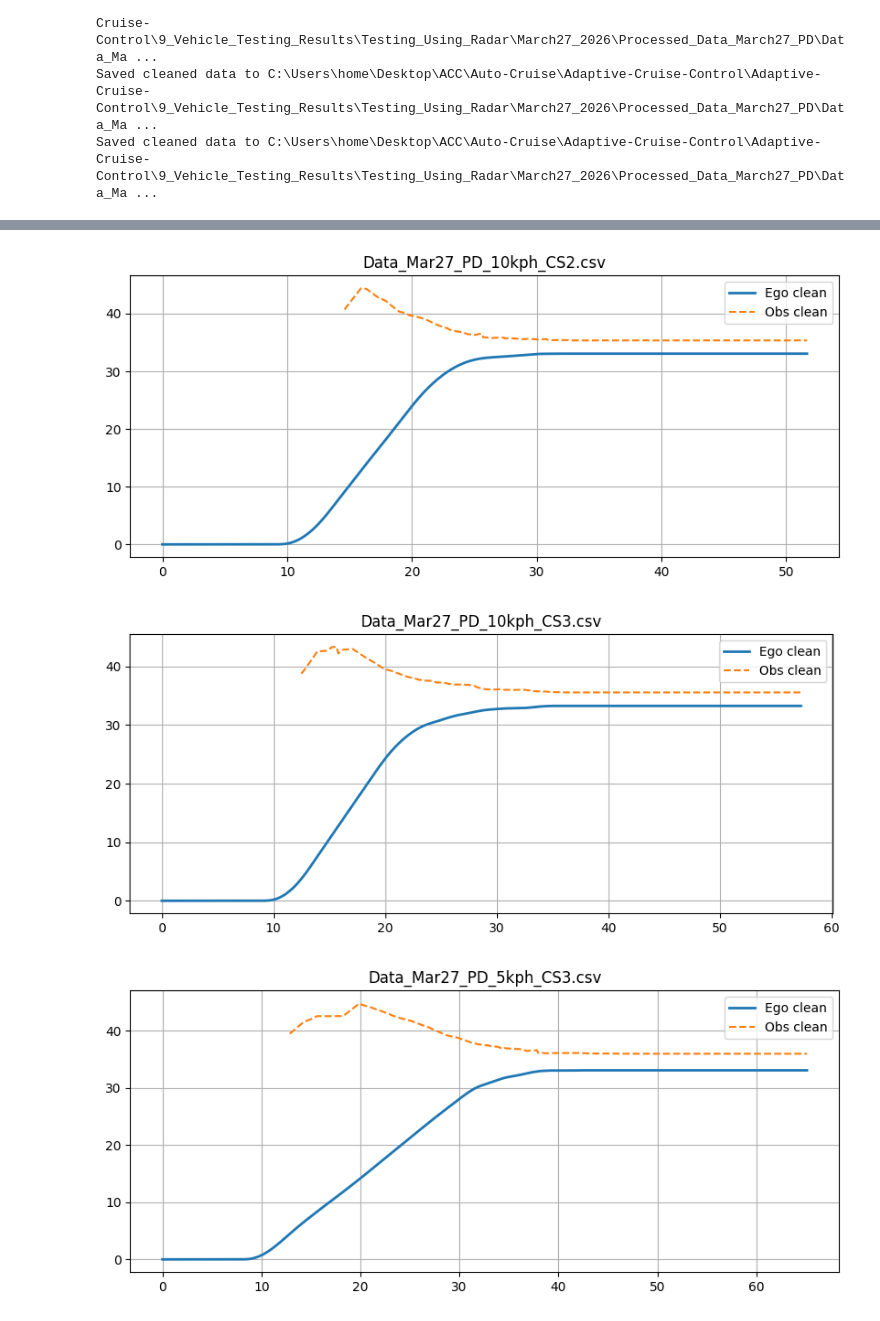
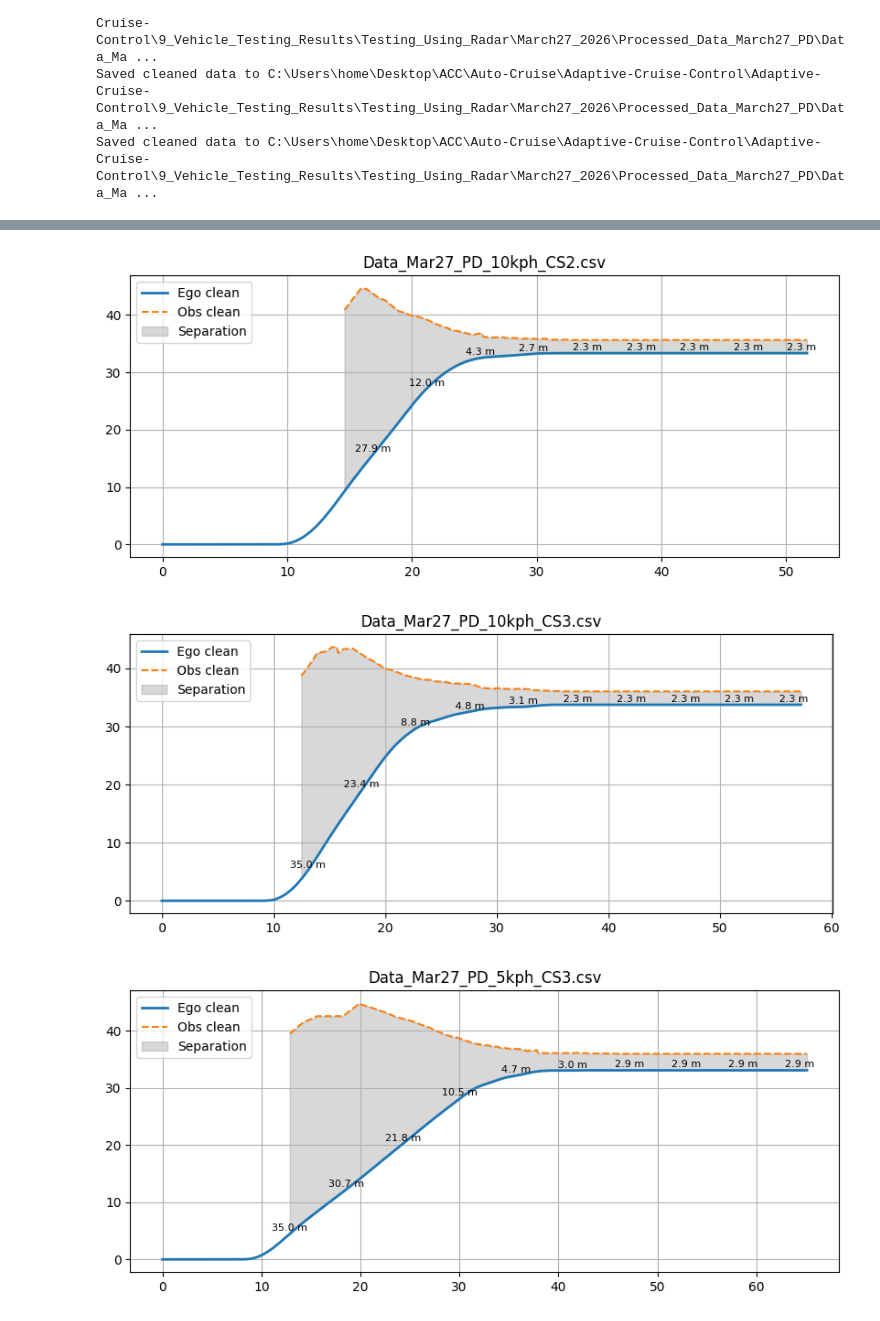
Before and after one commit to Santhosh4888/Adaptive-Cruise-Control, a Jupyter notebook: 9_Vehicle_Testing_Results/Testing_Using_Radar/March27_2026/Data_visualization_PD.ipynb, the cells around one changed output, grey strips where cells are left out. Cells and saved outputs as stored; diff of their text form; code cells hidden in the pictures.

```diff
--- a/9_Vehicle_Testing_Results/Testing_Using_Radar/March27_2026/Data_visualization_PD.ipynb
+++ b/9_Vehicle_Testing_Results/Testing_Using_Radar/March27_2026/Data_visualization_PD.ipynb
@@ -47,11 +47,17 @@ for file in selected_files:
 
     # normalize time for this file
     df["Time"] = df["Time(s)"] - df["Time(s)"].iloc[0]
-    # Clip garbage velocity values (greater than 50 m/s) to 0
+    # Clip garbage velocity values (greater than 10 m/s) to 0
     df["Ego_Velocity(m/s)"] = df["Ego_Velocity(m/s)"].apply(lambda x: x if x < 10 else 0)
     if "Obs_Velocity(m/s)" in df.columns:
         df["Obs_Velocity(m/s)"] = df["Obs_Velocity(m/s)"].apply(lambda x: x if x > 0 and x < 5.6 else 0)
-    # convert to km/h (and keep the original m/s if you want)
+
+    # Calculate acceleration from velocity (simple finite difference)
+    df["Ego_Acceleration(m/s^2)"] = df["Ego_Velocity(m/s)"].diff() / df["Time"].diff()
+    if "Obs_Velocity(m/s)" in df.columns:
+        df["Obs_Acceleration(m/s^2)"] = df["Obs_Velocity(m/s)"].diff() / df["Time"].diff()
+
+    # convert to km/h
     df["Ego_Velocity_kmph"] = df["Ego_Velocity(m/s)"] * 3.6
     if "Obs_Velocity(m/s)" in df.columns:
         df["Obs_Velocity_kmph"] = df["Obs_Velocity(m/s)"] * 3.6
@@ -105,7 +111,7 @@ Data_Mar27_PD_CS2_5kmph.csv loaded
 | 4 | 0.0 | 0.0 | NaN | 0.0 | NaN | ... |
 # %%
 for file, df in data.items():
-    fig, axes = plt.subplots(2, 1, figsize=(10, 10), sharex=True)
+    fig, axes = plt.subplots(3, 1, figsize=(10, 10), sharex=True)
 
     # ---- Velocity ----
     axes[0].plot(df["Time"], df["Ego_Velocity_kmph"], label="Ego")
@@ -113,8 +119,17 @@ for file, df in data.items():
         axes[0].plot(df["Time"], df["Obs_Velocity_kmph"], linestyle="-", label="Lead")
 
     # ---- Separation ----
+    min_sep = df["Separation(m)"].min() if "Separation(m)" in df.columns else None
     if "Separation(m)" in df.columns:
         axes[1].plot(df["Time"], df["Separation(m)"], label="Separation")
+        if min_sep is not None:
+            axes[1].axhline(y=min_sep, color="red", linestyle="--", label=f"Min Separation: {min_sep:.2f} m")
+
+    # ---- Acceleration ----
+    if "Ego_Acceleration(m/s^2)" in df.columns:
+        axes[2].plot(df["Time"], df["Ego_Acceleration(m/s^2)"], label="Ego")
+    # if "Obs_Acceleration(m/s^2)" in df.columns:
+    #     axes[2].plot(df["Time"], df["Obs_Acceleration(m/s^2)"], label="Lead")
 
     axes[0].set_ylabel("Velocity (Kmph)")
     axes[0].set_title(f"Vehicle Velocity — {file}")
@@ -170,7 +185,7 @@ def clean_separation_series(s,
 for file, df in data.items():
     # Clean raw velocity
     df["Ego_Velocity_clean"] = clean_velocity_series(df["Ego_Velocity_kmph"],
-                                                     min_val=0.0, max_val=10.0, max_jump=0.2)
+                                                     min_val=0.0, max_val=15.0, max_jump=0.2)
     if "Obs_Velocity_kmph" in df.columns:
         df["Obs_Velocity_clean"] = clean_velocity_series(df["Obs_Velocity_kmph"],
                                                          min_val=-0.1, max_val=0.1, max_jump=0.14)
@@ -293,5 +308,13 @@ for file, df in data.items():
     # plt.plot(df["Time"], df["Ego_Position(m)"], alpha=0.3, label="Ego raw")
     plt.plot(df["Time"], df["Ego_Position_clean"], label="Ego clean", linewidth=2)
     plt.plot(df["Time"], df["Obs_Position_clean"], label="Obs clean", linestyle="--")
+    #show the gap between ego and obs as separation and show the value of separation as well
+    plt.fill_between(df["Time"], df["Ego_Position_clean"], df["Obs_Position_clean"], color="gray", alpha=0.3, label="Separation")
+    # Show the value of separation as text on the plot
+    for i in range(0, len(df), max(1, len(df)//10)):  # Show text for up to 10 points
+        if pd.notna(df.loc[i, "Separation_clean"]):
+            plt.text(df.loc[i, "Time"], df.loc[i, "Ego_Position_clean"] + 0.5, f"{df.loc[i, 'Separation_clean']:.1f} m", fontsize=8, ha='center')
+
+
     plt.legend(); plt.grid(); plt.title(file); plt.show()
 # %% [output]
@@ -299,3 +322,3 @@ for file, df in data.items():
-[figure, old version]
+[figure, new version]
-[figure, old version]
+[figure, new version]
-[figure, old version]
+[figure, new version]
```
Also changed, not shown: parts of 3 cells of this notebook, 50 other files.
